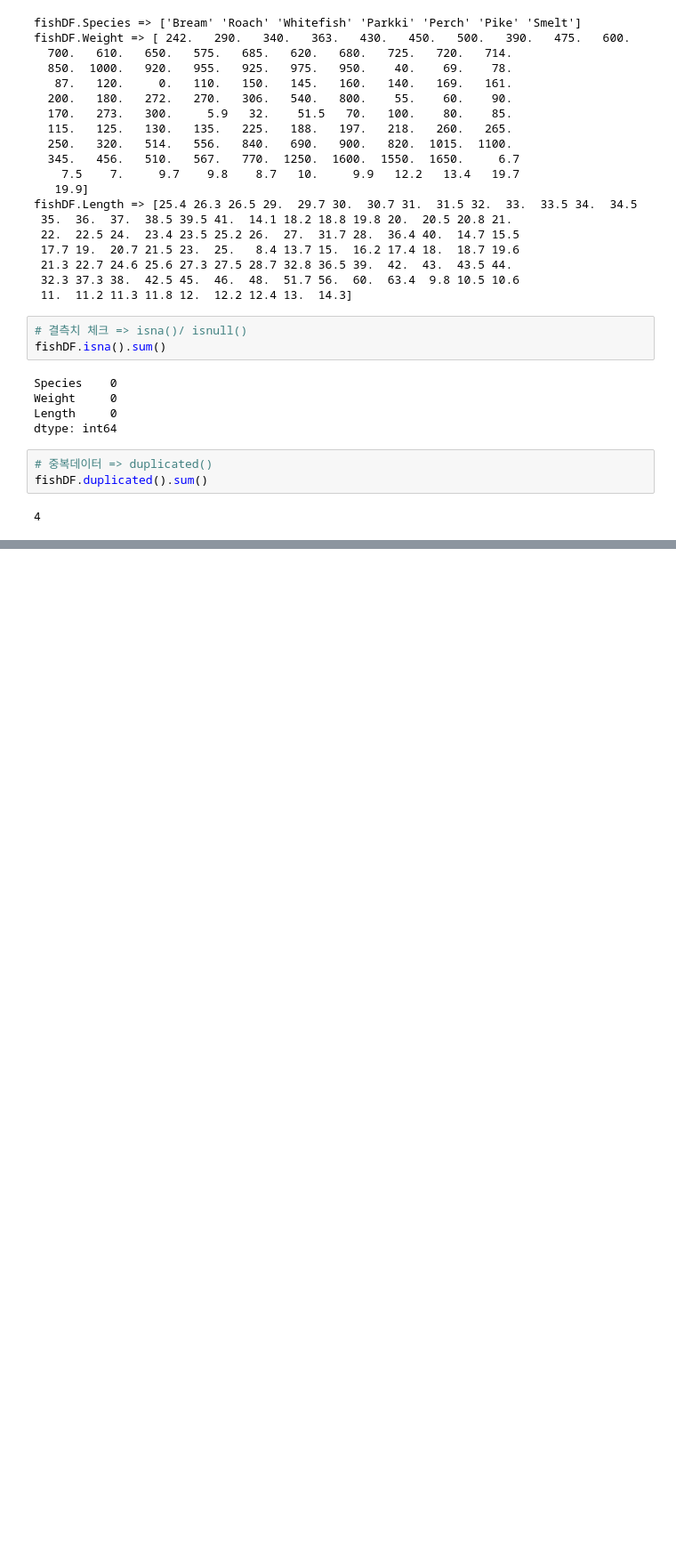
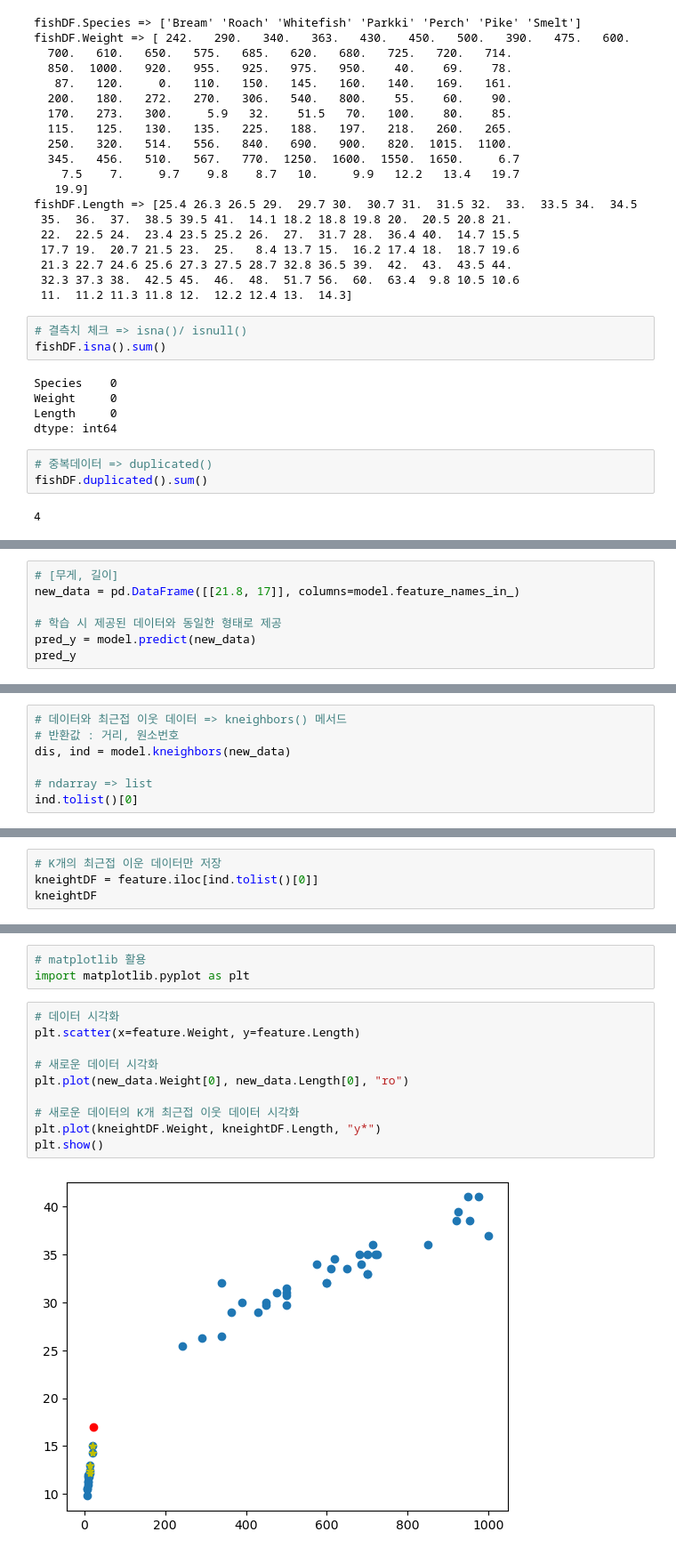
Before and after one commit to Schubert3275/KDT-MachineLearning_Study, a Jupyter notebook: DAY_01/ex_fish.ipynb, the cells around one changed output, grey strips where cells are left out. Shown at 89% size. Drawn from its saved outputs; the diff is of its cells as text; blank space fills up the shorter version.

```diff
--- a/DAY_01/ex_fish.ipynb
+++ b/DAY_01/ex_fish.ipynb
@@ -113,0 +174,7 @@ Name: Species, dtype: object
+# %%
+# [무게, 길이]
+new_data = pd.DataFrame([[21.8, 17]], columns=model.feature_names_in_)
+
+# 학습 시 제공된 데이터와 동일한 형태로 제공
+pred_y = model.predict(new_data)
+pred_y
@@ -113,0 +188,7 @@ Name: Species, dtype: object
+# %%
+# 데이터와 최근접 이웃 데이터 => kneighbors() 메서드
+# 반환값 : 거리, 원소번호
+dis, ind = model.kneighbors(new_data)
+
+# ndarray => list
+ind.tolist()[0]
@@ -113,0 +197,4 @@ Name: Species, dtype: object
+# %%
+# K개의 최근접 이운 데이터만 저장
+kneightDF = feature.iloc[ind.tolist()[0]]
+kneightDF
@@ -113,0 +219,15 @@ Name: Species, dtype: object
+# %%
+# matplotlib 활용
+import matplotlib.pyplot as plt
+# %%
+# 데이터 시각화
+plt.scatter(x=feature.Weight, y=feature.Length)
+
+# 새로운 데이터 시각화
+plt.plot(new_data.Weight[0], new_data.Length[0], "ro")
+
+# 새로운 데이터의 K개 최근접 이웃 데이터 시각화
+plt.plot(kneightDF.Weight, kneightDF.Length, "y*")
+plt.show()
+# %% [output]
+[figure, added]
```
Also changed, not shown: parts of 17 cells of this notebook, 1 other file.
